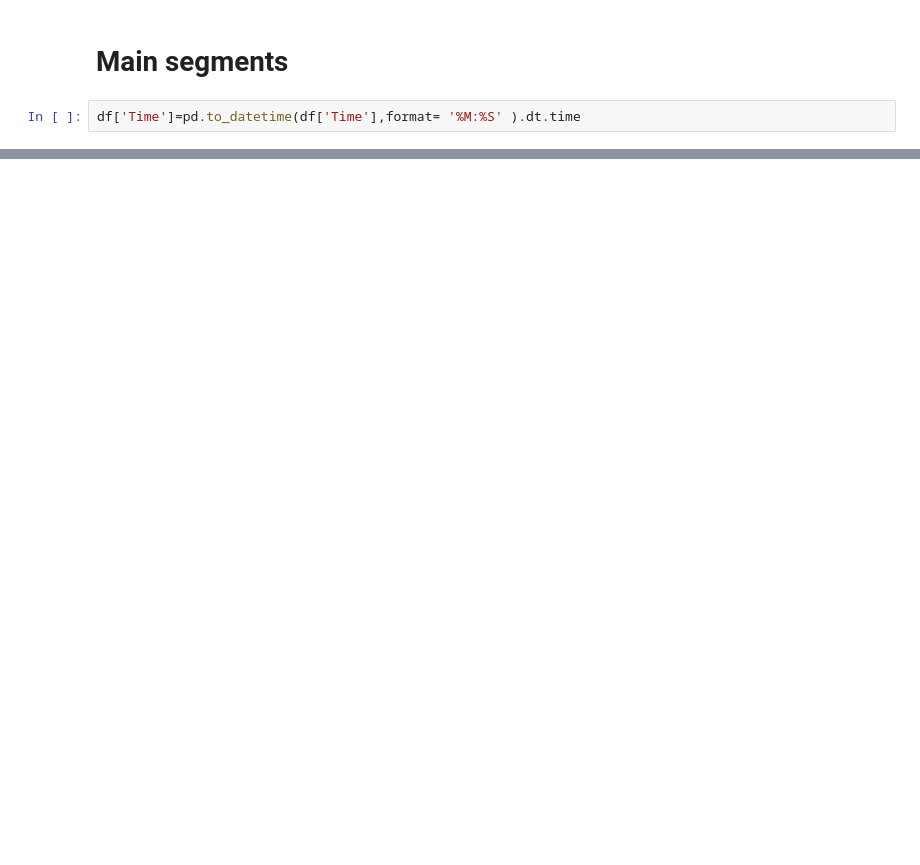
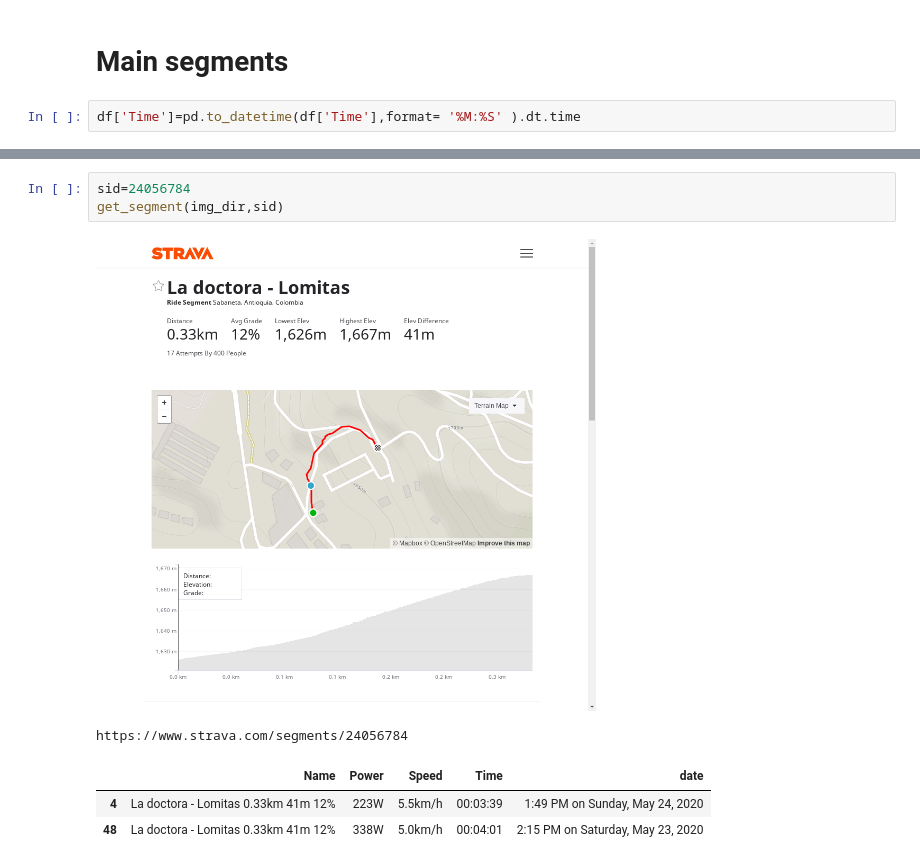
Before and after one commit to restrepo/strava, a Jupyter notebook: Analysis.ipynb, the cells around one changed output, grey strips where cells are left out. Cells and saved outputs as stored; diff of their text form; blank space fills up the shorter version.

```diff
--- a/Analysis.ipynb
+++ b/Analysis.ipynb
@@ -82,0 +86,9 @@ https://www.strava.com/segments/19751989
+# %%
+sid=24056784
+get_segment(img_dir,sid)
+# %% [output]
+[figure, added]
+https://www.strava.com/segments/24056784
+|  | Name | Power | Speed | Time | date |
+| 4 | La doctora - Lomitas 0.33km 41m 12% | 223W | 5.5km/h | 00:03:39 | 1:49 PM on Sunday, May 24, 2020 |
+| 48 | La doctora - Lomitas 0.33km 41m 12% | 338W | 5.0km/h | 00:04:01 | 2:15 PM on Saturday, May 23, 2020 |
```
Also changed, not shown: parts of 4 cells of this notebook, 2 other files.
